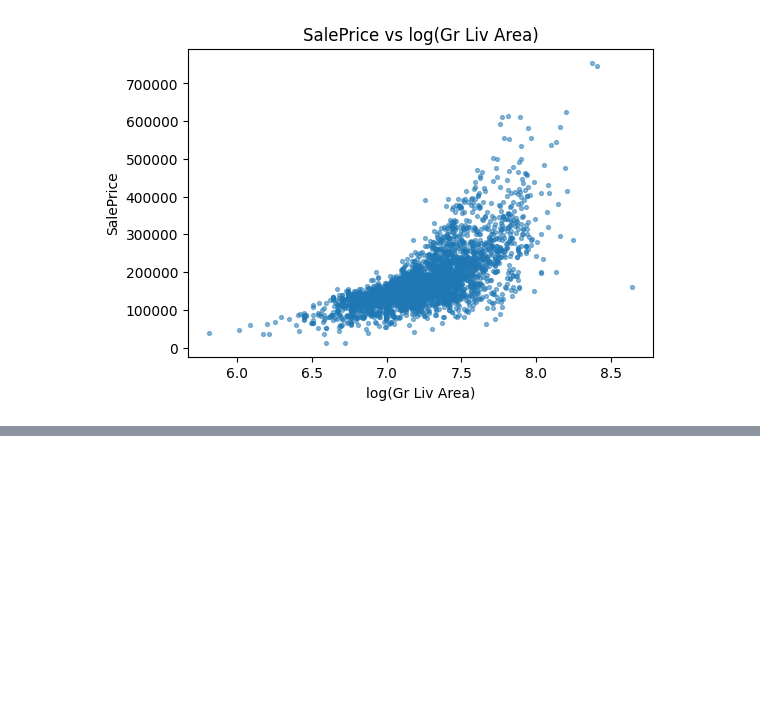
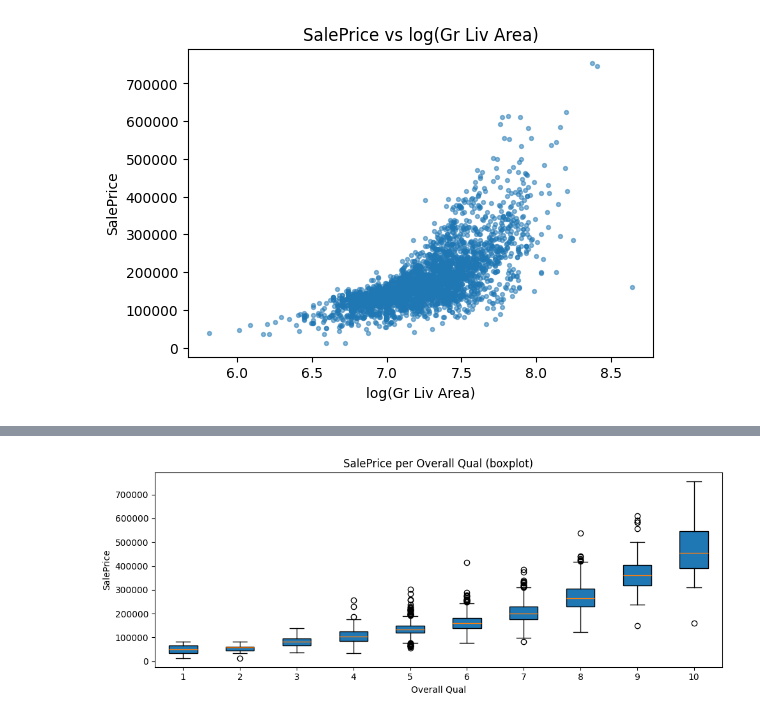
Before and after one commit to MalinaDumitrescu/ML_Projects, a Jupyter notebook: Lab1_ML/data_analysis_final.ipynb, the cells around one changed output, grey strips where cells are left out. Drawn from its saved outputs; the diff is of its cells as text; code cells hidden in the pictures; blank space fills up the shorter version.

```diff
--- a/Lab1_ML/data_analysis_final.ipynb
+++ b/Lab1_ML/data_analysis_final.ipynb
@@ -509,0 +516,4 @@ plt.show()
+# %%
+num_cols = df.select_dtypes(include=[np.number]).columns.tolist()
+num_cols = [c for c in num_cols if c != 'SalePrice']
+print("Num cols:", len(num_cols))
@@ -509,0 +569,10 @@ plt.show()
+# %%
+for c in num_cols:
+    s = df[c].astype(float)
+    lo, hi = iqr_bounds(s.dropna(), 1.5)
+    df[f"OUT_{c}"] = ((s < lo) | (s > hi)).astype(int)
+
+# vezi top coloane după % outliere
+flag_cols = [c for c in df.columns if c.startswith("OUT_")]
+out_rates = df[flag_cols].mean().sort_values(ascending=False) * 100
+print(out_rates.head(15).round(2))
@@ -509,0 +596,11 @@ plt.show()
+# %%
+plt.figure(figsize=(10,4))
+data = [df.loc[df['Overall Qual']==k, 'SalePrice'] for k in sorted(df['Overall Qual'].unique())]
+plt.boxplot(data, tick_labels=sorted(df['Overall Qual'].unique()), patch_artist=True)
+plt.title("SalePrice per Overall Qual (boxplot)")
+plt.xlabel("Overall Qual")
+plt.ylabel("SalePrice")
+plt.tight_layout()
+plt.show()
+# %% [output]
+[figure, added]
```
Also changed, not shown: parts of 5 cells of this notebook.
